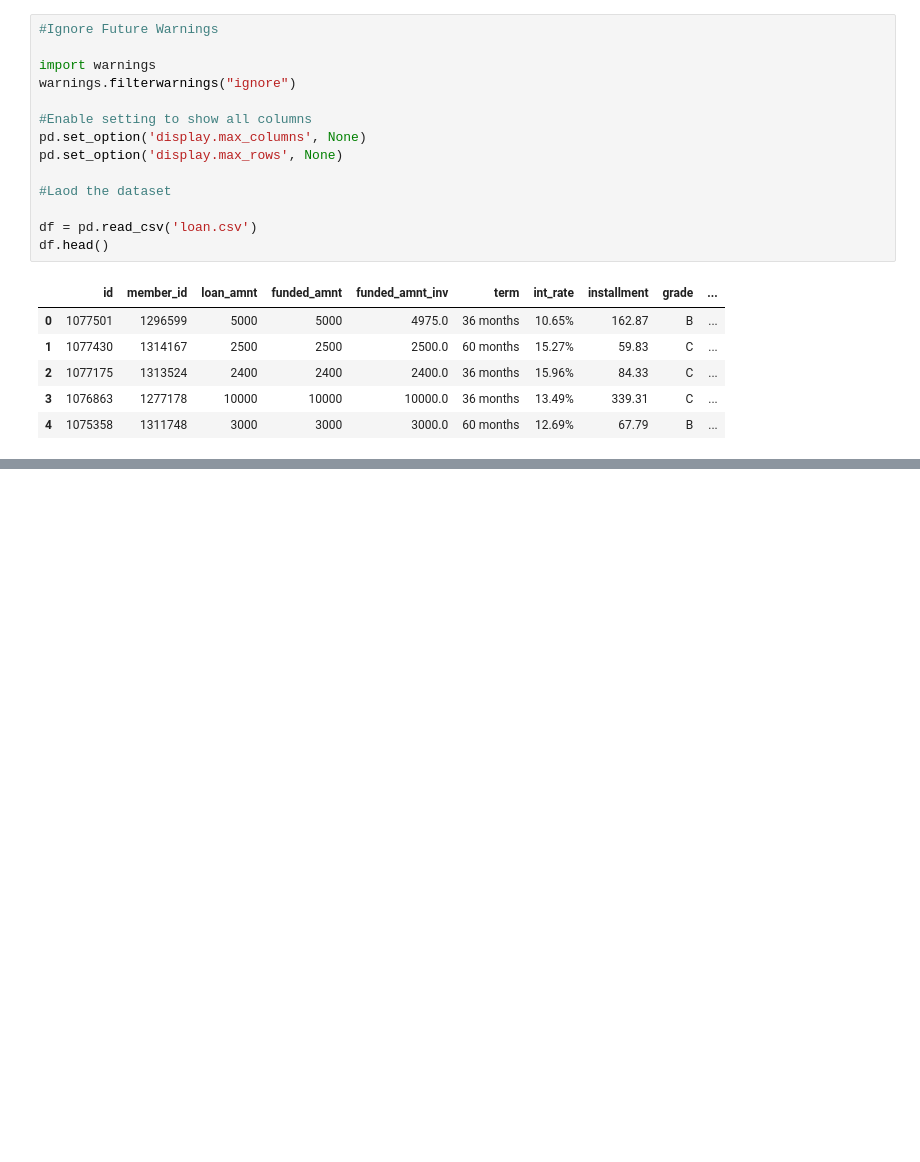
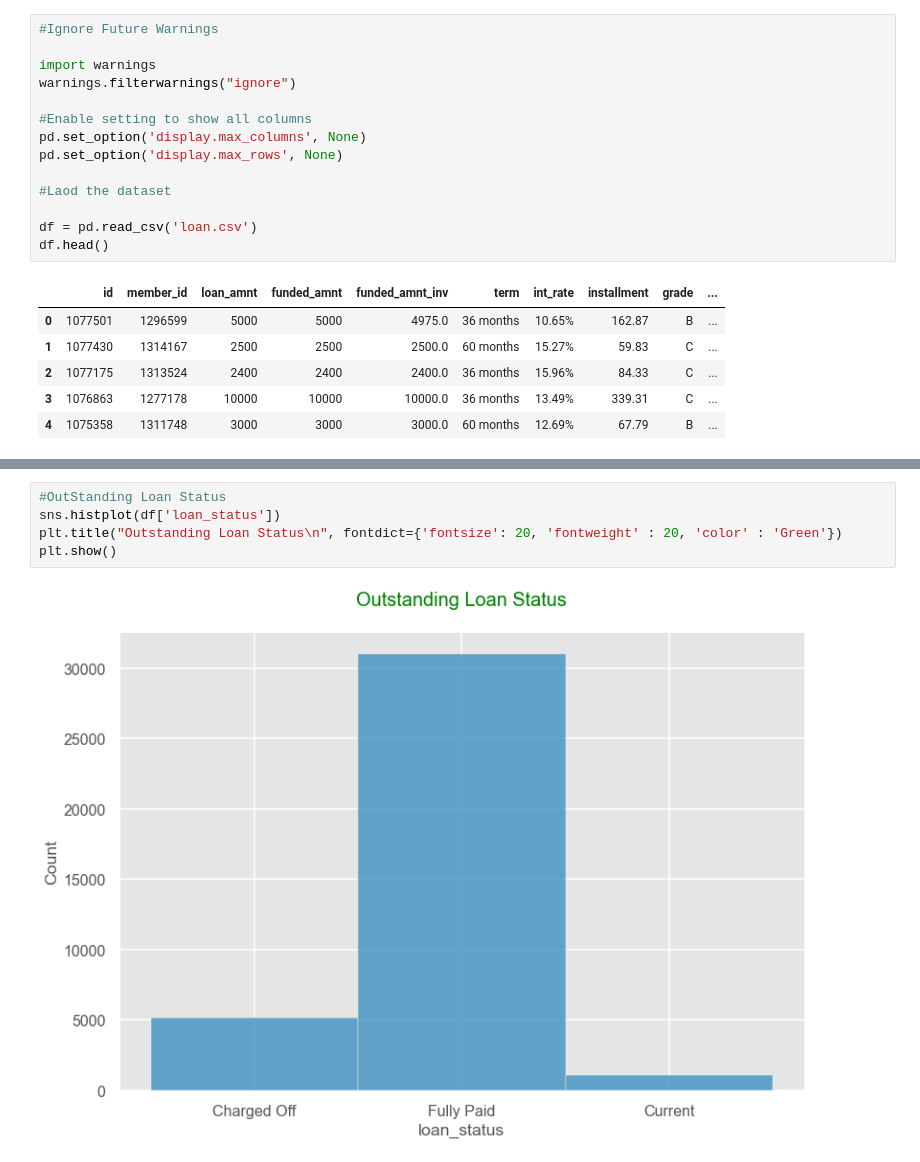
Before and after one commit to devimur2021/Lending-Club, a Jupyter notebook: Lending Club Case Study.ipynb, the cells around one changed output, grey strips where cells are left out. Saved outputs shown, nothing was run; the diff lists cells and outputs as text; blank space fills up the shorter version.

```diff
--- a/Lending Club Case Study.ipynb
+++ b/Lending Club Case Study.ipynb
@@ -87,0 +241,7 @@ df.drop(['id','loan_amnt','annual_inc_joint','url','desc','title','zip_code','dt
+# %%
+#OutStanding Loan Status
+sns.histplot(df['loan_status'])
+plt.title("Outstanding Loan Status\n", fontdict={'fontsize': 20, 'fontweight' : 20, 'color' : 'Green'})
+plt.show()
+# %% [output]
+[figure, added]
```
Also changed, not shown: parts of 35 cells of this notebook.
